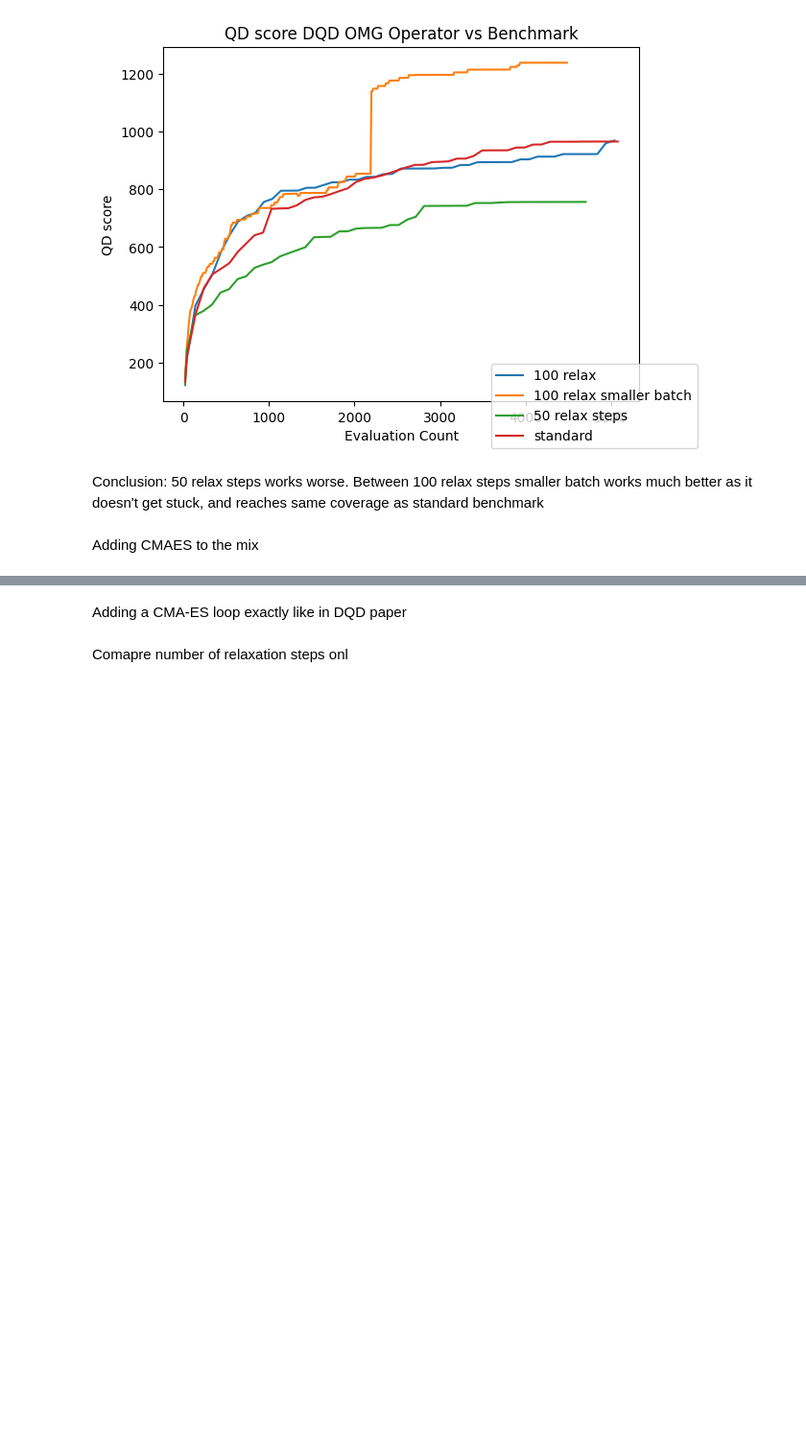
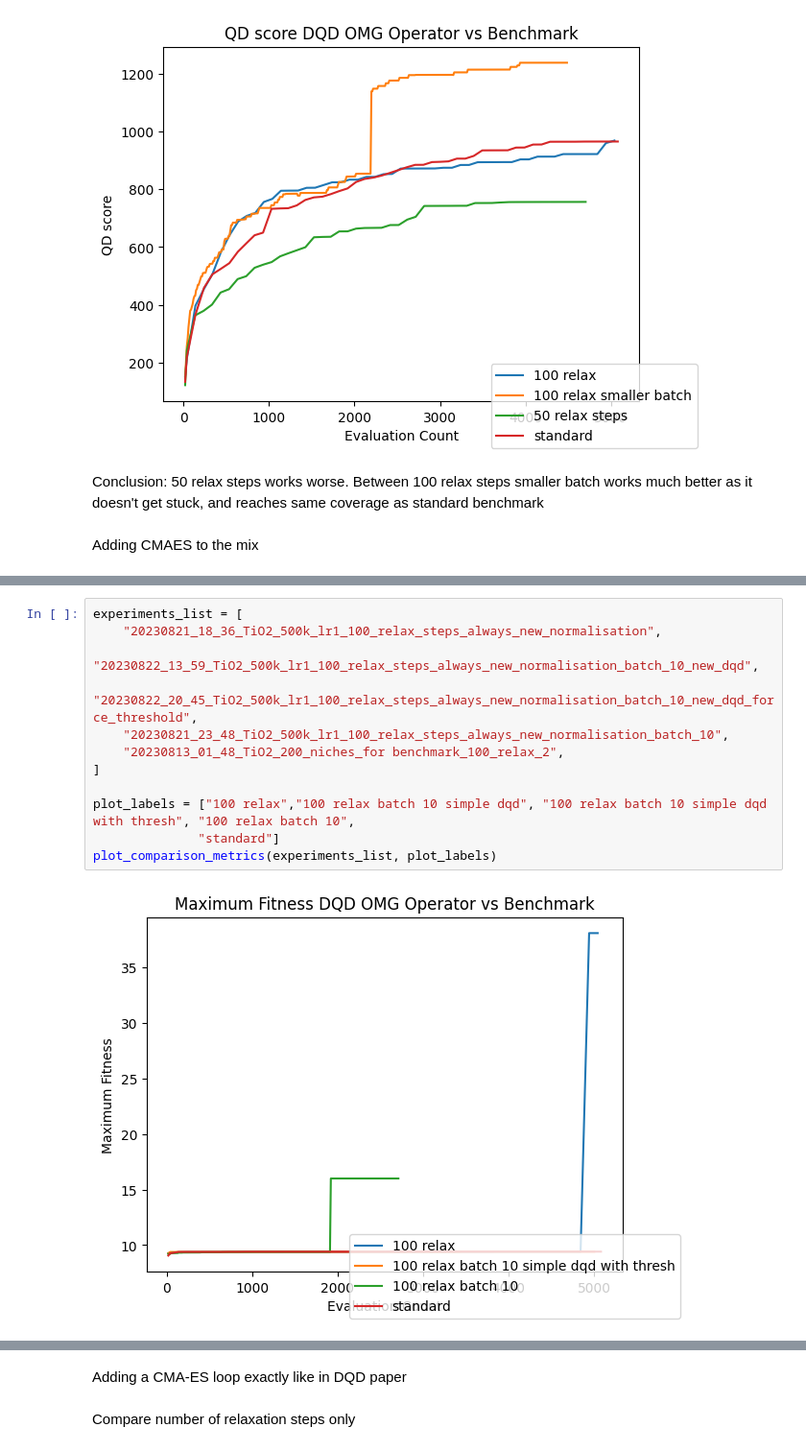
Before and after one commit to adaptive-intelligent-robotics/MOQD-CSP, a Jupyter notebook: analysis/dqd.ipynb, the cells around one changed output, grey strips where cells are left out. Shown at 96% size. Cells and saved outputs as stored; diff of their text form; blank space fills up the shorter version.

Commit message:
Add missing commit after git history update
Add missing thresholds after git history update

More changes after git history

Storing changes

Updates

```diff
--- a/analysis/dqd.ipynb
+++ b/analysis/dqd.ipynb
@@ -156,3 +157,17 @@ plot_comparison_metrics(experiments_list, plot_labels)
 [figure]
 [figure]
 [figure]
+# %%
+experiments_list = [
+    "20230821_18_36_TiO2_500k_lr1_100_relax_steps_always_new_normalisation",
+    "20230822_13_59_TiO2_500k_lr1_100_relax_steps_always_new_normalisation_batch_10_new_dqd",
+    "20230822_20_45_TiO2_500k_lr1_100_relax_steps_always_new_normalisation_batch_10_new_dqd_force_threshold",
+    "20230821_23_48_TiO2_500k_lr1_100_relax_steps_always_new_normalisation_batch_10",
+    "20230813_01_48_TiO2_200_niches_for benchmark_100_relax_2",
+]
+
+plot_labels = ["100 relax","100 relax batch 10 simple dqd", "100 relax batch 10 simple dqd with thresh", "100 relax batch 10",
+              "standard"]
+plot_comparison_metrics(experiments_list, plot_labels)
+# %% [output]
+[figure, added]
@@ -159,7 +178,7 @@ plot_comparison_metrics(experiments_list, plot_labels)
 # %% [markdown]
 Adding a CMA-ES loop exactly like in DQD paper
 # %% [markdown]
-Comapre number of relaxation steps onl
+Compare number of relaxation steps only
 # %%
 experiments_list = [
     "20230822_21_45_TiO2_cma_5_relaxation_lr1_sigma_1",
```
Also changed, not shown: parts of 5 cells of this notebook, 12 other files.
